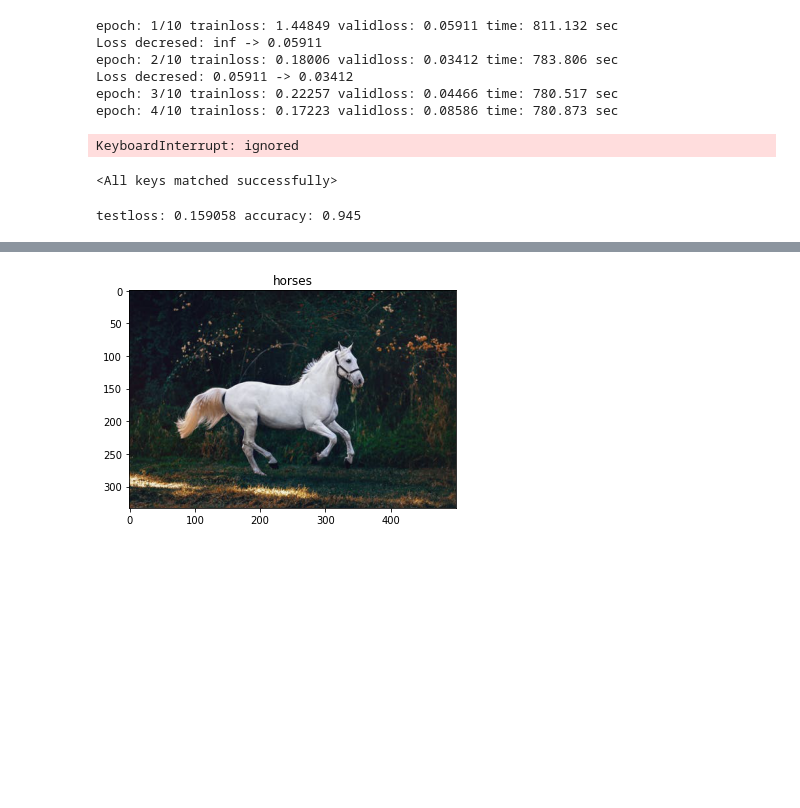
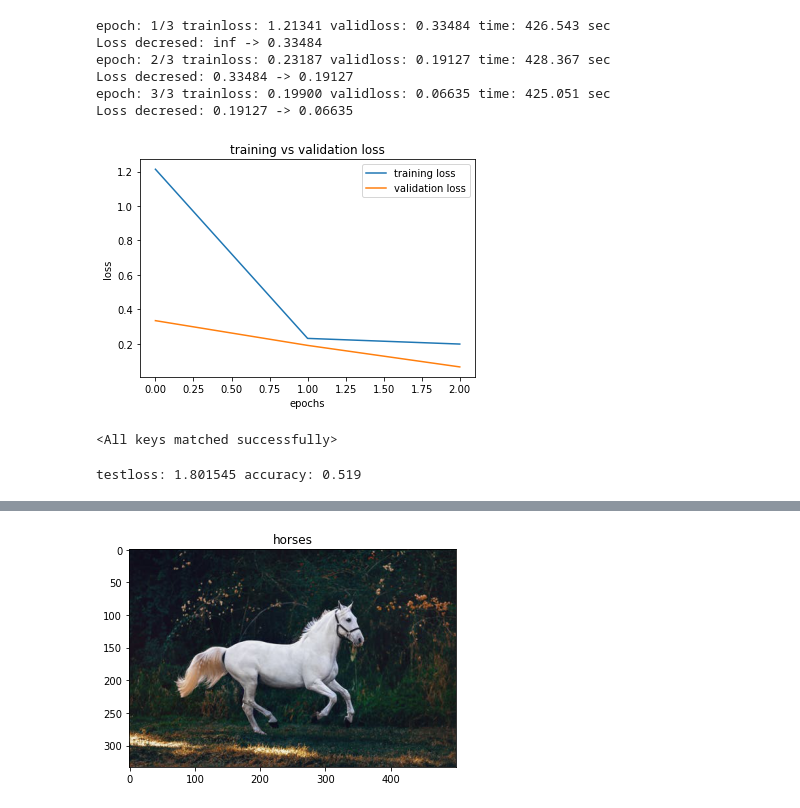
Before and after one commit to Davidportlouis/horse_vs_human_classifier, a Jupyter notebook: horses_vs_humans.ipynb, the cells around one changed output, grey strips where cells are left out. Drawn from its saved outputs; the diff is of its cells as text; code cells hidden in the pictures; blank space fills up the shorter version.

Commit message:
acc : 0.52 (decreased from 0.94) | lr: 0.01 | epochs: 3

```diff
--- a/horses_vs_humans.ipynb
+++ b/horses_vs_humans.ipynb
@@ -39,6 +21,6 @@ horse-or-human.zip  100%[===================>] 142.65M   243MB/s    in 0.6s
 # %%
 train_transform = transforms.Compose([
-  transforms.Resize(299),
+  transforms.Resize(229),
   transforms.RandomHorizontalFlip(),
   transforms.RandomVerticalFlip(),
   transforms.RandomRotation(45),
@@ -48,7 +30,7 @@ train_transform = transforms.Compose([
 ])
 
 test_transform = transforms.Compose([
-  transforms.Resize(150),
+  transforms.Resize(229),
   transforms.ToTensor(),
   transforms.Normalize(mean=[0.485,0.456,0.406],
                        std=[0.229,0.224,0.225])
@@ -129,15 +73,24 @@ Inception3(
 criterion = nn.CrossEntropyLoss()
 optimizer = optim.Adam(model.fc.parameters(),lr=0.01)
 # %%
-train_losses,valid_losses = train(model,train_loader,valid_loader,optimizer,criterion,10,device)
+train_losses,valid_losses = train(model,train_loader,valid_loader,optimizer,criterion,3,device)
 # %% [output]
-epoch: 1/10 trainloss: 1.44849 validloss: 0.05911 time: 811.132 sec
-Loss decresed: inf -> 0.05911
-epoch: 2/10 trainloss: 0.18006 validloss: 0.03412 time: 783.806 sec
-Loss decresed: 0.05911 -> 0.03412
-epoch: 3/10 trainloss: 0.22257 validloss: 0.04466 time: 780.517 sec
-epoch: 4/10 trainloss: 0.17223 validloss: 0.08586 time: 780.873 sec
+epoch: 1/3 trainloss: 1.21341 validloss: 0.33484 time: 426.543 sec
+Loss decresed: inf -> 0.33484
+epoch: 2/3 trainloss: 0.23187 validloss: 0.19127 time: 428.367 sec
+Loss decresed: 0.33484 -> 0.19127
+epoch: 3/3 trainloss: 0.19900 validloss: 0.06635 time: 425.051 sec
+Loss decresed: 0.19127 -> 0.06635
-KeyboardInterrupt: ignored
+# %%
+plt.plot(train_losses,label="training loss")
+plt.plot(valid_losses,label="validation loss")
+plt.title("training vs validation loss")
+plt.xlabel("epochs")
+plt.ylabel("loss")
+plt.legend()
+plt.show()
+# %% [output]
+[figure, added]
 # %%
 state_dict = torch.load("model_weights.pth")
 model.load_state_dict(state_dict)
@@ -146,7 +99,7 @@ model.load_state_dict(state_dict)
 # %%
 test(model,test_loader,optimizer,criterion,device)
 # %% [output]
-testloss: 0.159058 accuracy: 0.945
+testloss: 1.801545 accuracy: 0.519
 # %%
 test_images,test_labels = next(iter(test_loader))
 predict(test_images,classes,test_labels,model,device)
```
Also changed, not shown: parts of 4 cells of this notebook.
